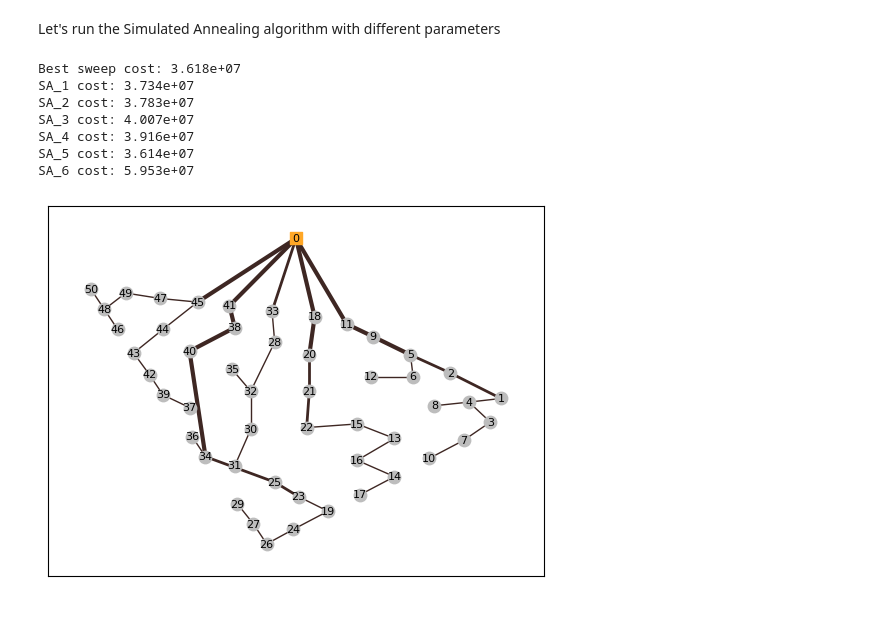
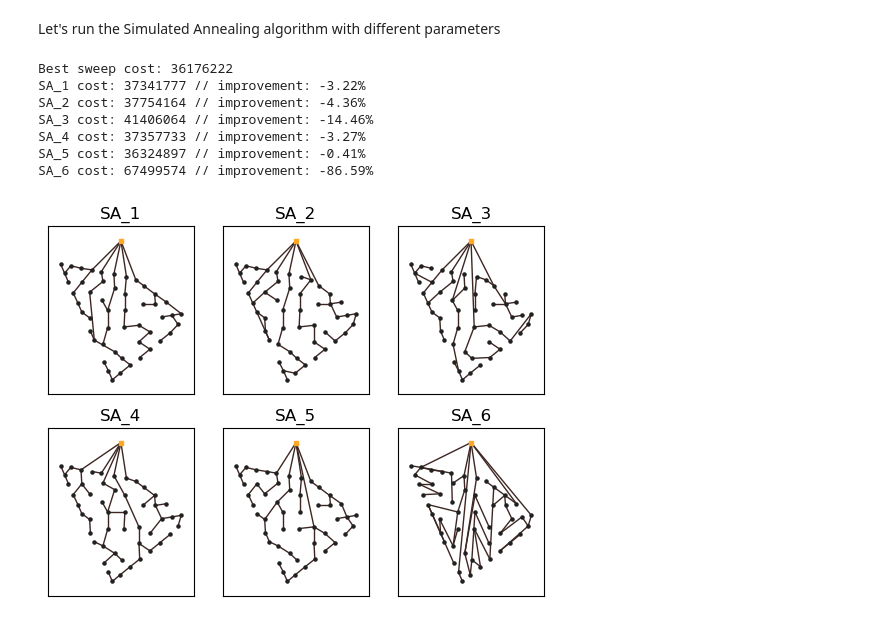
Before and after one commit to FernandoSchett/wamuu, a Jupyter notebook: code_examples/2.0-pma-simulated_annealing.ipynb, the cells around one changed output. Saved outputs shown, nothing was run; the diff lists cells and outputs as text; code cells hidden in the pictures.

```diff
--- a/code_examples/2.0-pma-simulated_annealing.ipynb
+++ b/code_examples/2.0-pma-simulated_annealing.ipynb
@@ -32,7 +35,14 @@ def plot(sol=None):
                            edge_color=['#3E2723' if sol.node_power[i] <= I.max_cable_capacity else '#D50000' for i in range(1, I.n+1)],
                            width=[I.get_cable_index_from_node_power(sol.node_power[i])+1 for i in range(1, I.n+1)])
     nx.draw_networkx_labels(G, pos, font_size=8)
-    plt.show()
+
+def plot_small(sol=None):
+    nx.draw_networkx_nodes(G, pos, nodelist=[0], node_color='#FFA726', node_size=10, node_shape='s')
+    nx.draw_networkx_nodes(G, pos, nodelist=range(1, I.n+1), node_color='#212121', node_size=5)
+    if sol != None:
+        nx.draw_networkx_edges(G, pos,
+                           edgelist=[[i, sol.node_up[i]] for i in range(1, I.n+1)],
+                           edge_color=['#3E2723' if sol.node_power[i] <= I.max_cable_capacity else '#D50000' for i in range(1, I.n+1)])
 # %%
 plot()
 # %% [output]
@@ -62,22 +72,48 @@ SA_5 = sa(I, T=1.0, alpha=0.99999, tl=10*60, seed=5)
 # %%
 SA_6 = sa(I, T=1.0, alpha=0.999999, tl=10*60, seed=6)
 # %%
-print(f'Best sweep cost: {S0.cost:.4}')
-print(f'SA_1 cost: {SA_1.cost:.4}')
-print(f'SA_2 cost: {SA_2.cost:.4}')
-print(f'SA_3 cost: {SA_3.cost:.4}')
-print(f'SA_4 cost: {SA_4.cost:.4}')
-print(f'SA_5 cost: {SA_5.cost:.4}')
-print(f'SA_6 cost: {SA_6.cost:.4}')
+print(f'Best sweep cost: {S0.cost}')
+print(f'SA_1 cost: {SA_1.cost} // improvement: {1-SA_1.cost/S0.cost:.2%}')
+print(f'SA_2 cost: {SA_2.cost} // improvement: {1-SA_2.cost/S0.cost:.2%}')
+print(f'SA_3 cost: {SA_3.cost} // improvement: {1-SA_3.cost/S0.cost:.2%}')
+print(f'SA_4 cost: {SA_4.cost} // improvement: {1-SA_4.cost/S0.cost:.2%}')
+print(f'SA_5 cost: {SA_5.cost} // improvement: {1-SA_5.cost/S0.cost:.2%}')
+print(f'SA_6 cost: {SA_6.cost} // improvement: {1-SA_6.cost/S0.cost:.2%}')
 # %% [output]
-Best sweep cost: 3.618e+07
-SA_1 cost: 3.734e+07
-SA_2 cost: 3.783e+07
-SA_3 cost: 4.007e+07
-SA_4 cost: 3.916e+07
-SA_5 cost: 3.614e+07
-SA_6 cost: 5.953e+07
+Best sweep cost: 36176222
+SA_1 cost: 37341777 // improvement: -3.22%
+SA_2 cost: 37754164 // improvement: -4.36%
+SA_3 cost: 41406064 // improvement: -14.46%
+SA_4 cost: 37357733 // improvement: -3.27%
+SA_5 cost: 36324897 // improvement: -0.41%
+SA_6 cost: 67499574 // improvement: -86.59%
 # %%
-plot(SA_1)
+fig, axs = plt.subplots(2,3)
+
+plt.sca(axs[0, 0])
+plt.title('SA_1')
+plot_small(SA_1)
+
+plt.sca(axs[0, 1])
+plt.title('SA_2')
+plot_small(SA_2)
+
+plt.sca(axs[0, 2])
+plt.title('SA_3')
+plot_small(SA_3)
+
+plt.sca(axs[1, 0])
+plt.title('SA_4')
+plot_small(SA_4)
+
+plt.sca(axs[1, 1])
+plt.title('SA_5')
+plot_small(SA_5)
+
+plt.sca(axs[1, 2])
+plt.title('SA_6')
+plot_small(SA_6)
+
+plt.show()
 # %% [output]
-[figure, old version]
+[figure, new version]
```
Also changed, not shown: parts of 7 cells of this notebook, 7 other files.
